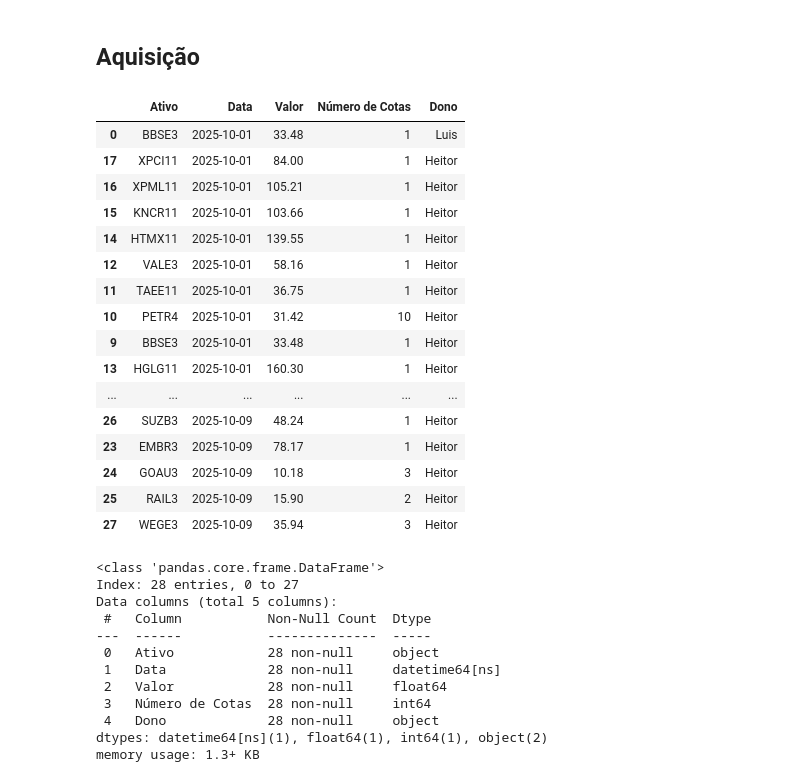
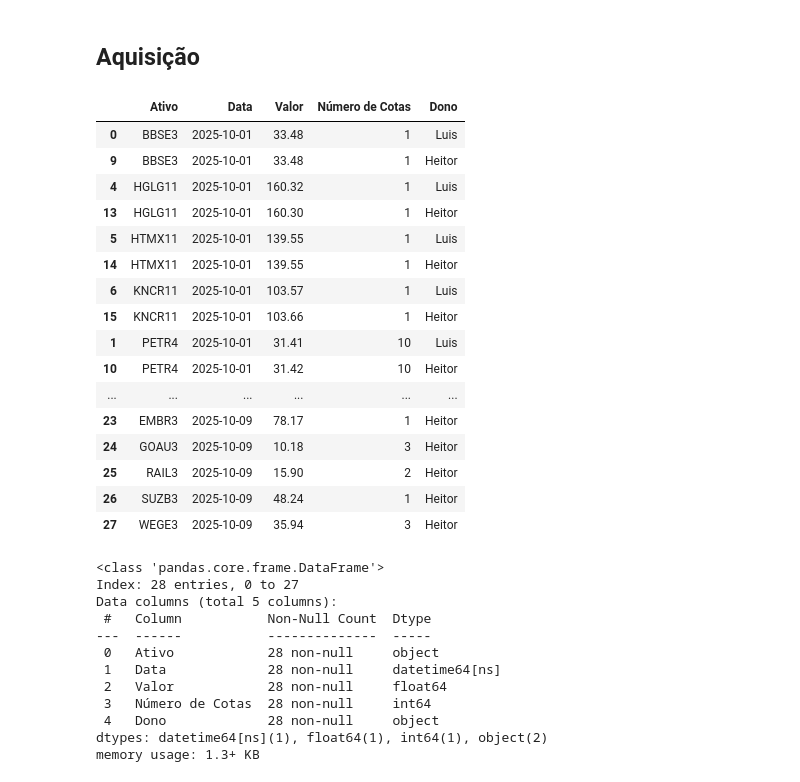
Before and after one commit to LuisHenrique7/Analise-Financeira, a Jupyter notebook: Modelagem da Carteira de Ativos.ipynb, the cells around one changed output. Saved outputs shown, nothing was run; the diff lists cells and outputs as text; code cells hidden in the pictures.

```diff
--- a/Modelagem da Carteira de Ativos.ipynb
+++ b/Modelagem da Carteira de Ativos.ipynb
@@ -194,29 +194,29 @@ df_ativos.to_csv('Dados Modelados/carteira_ativos.csv', index=False)
 # %%
 # df_aquisicao = pd.read_csv("Exemplo Aquisição.csv")
 df_aquisicao = pd.read_csv("Aquisições.csv")
 df_aquisicao.rename(columns={"Preço de Aquisição": "Valor", "Data de Aquisição": "Data"}, inplace=True)
 df_aquisicao = df_aquisicao.filter(["Ativo", "Data", "Valor", "Número de Cotas", "Dono"])
 df_aquisicao['Valor'] = df_aquisicao['Valor'].str.replace(',', '.').astype(float)
 df_aquisicao["Data"] = pd.to_datetime(df_aquisicao["Data"], format="%d-%m-%Y")
-df_aquisicao.sort_values(by="Data", inplace=True)
+df_aquisicao.sort_values(by=["Data", "Ativo"], inplace=True)
 df_aquisicao
 # %% [output]
 |  | Ativo | Data | Valor | Número de Cotas | Dono |
 | 0 | BBSE3 | 2025-10-01 | 33.48 | 1 | Luis |
-| 17 | XPCI11 | 2025-10-01 | 84.00 | 1 | Heitor |
-| 16 | XPML11 | 2025-10-01 | 105.21 | 1 | Heitor |
+| 9 | BBSE3 | 2025-10-01 | 33.48 | 1 | Heitor |
+| 4 | HGLG11 | 2025-10-01 | 160.32 | 1 | Luis |
+| 13 | HGLG11 | 2025-10-01 | 160.30 | 1 | Heitor |
+| 5 | HTMX11 | 2025-10-01 | 139.55 | 1 | Luis |
+| 14 | HTMX11 | 2025-10-01 | 139.55 | 1 | Heitor |
+| 6 | KNCR11 | 2025-10-01 | 103.57 | 1 | Luis |
 | 15 | KNCR11 | 2025-10-01 | 103.66 | 1 | Heitor |
-| 14 | HTMX11 | 2025-10-01 | 139.55 | 1 | Heitor |
-| 12 | VALE3 | 2025-10-01 | 58.16 | 1 | Heitor |
-| 11 | TAEE11 | 2025-10-01 | 36.75 | 1 | Heitor |
+| 1 | PETR4 | 2025-10-01 | 31.41 | 10 | Luis |
 | 10 | PETR4 | 2025-10-01 | 31.42 | 10 | Heitor |
-| 9 | BBSE3 | 2025-10-01 | 33.48 | 1 | Heitor |
-| 13 | HGLG11 | 2025-10-01 | 160.30 | 1 | Heitor |
 | ... | ... | ... | ... | ... | ... |
-| 26 | SUZB3 | 2025-10-09 | 48.24 | 1 | Heitor |
 | 23 | EMBR3 | 2025-10-09 | 78.17 | 1 | Heitor |
 | 24 | GOAU3 | 2025-10-09 | 10.18 | 3 | Heitor |
 | 25 | RAIL3 | 2025-10-09 | 15.90 | 2 | Heitor |
+| 26 | SUZB3 | 2025-10-09 | 48.24 | 1 | Heitor |
 | 27 | WEGE3 | 2025-10-09 | 35.94 | 3 | Heitor |
 # %%
 df_aquisicao.info()
```
Also changed, not shown: parts of 13 cells of this notebook, 2 other files.
